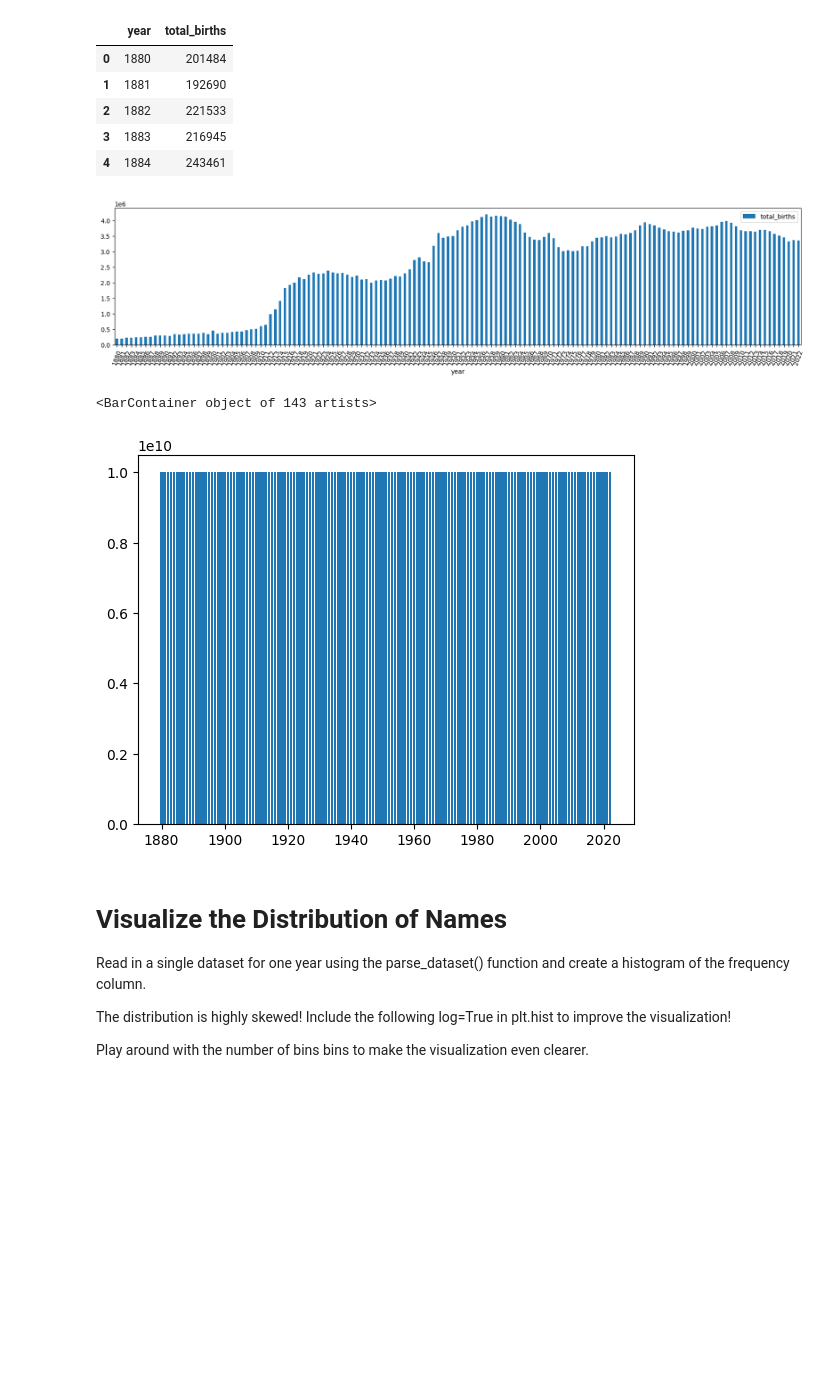
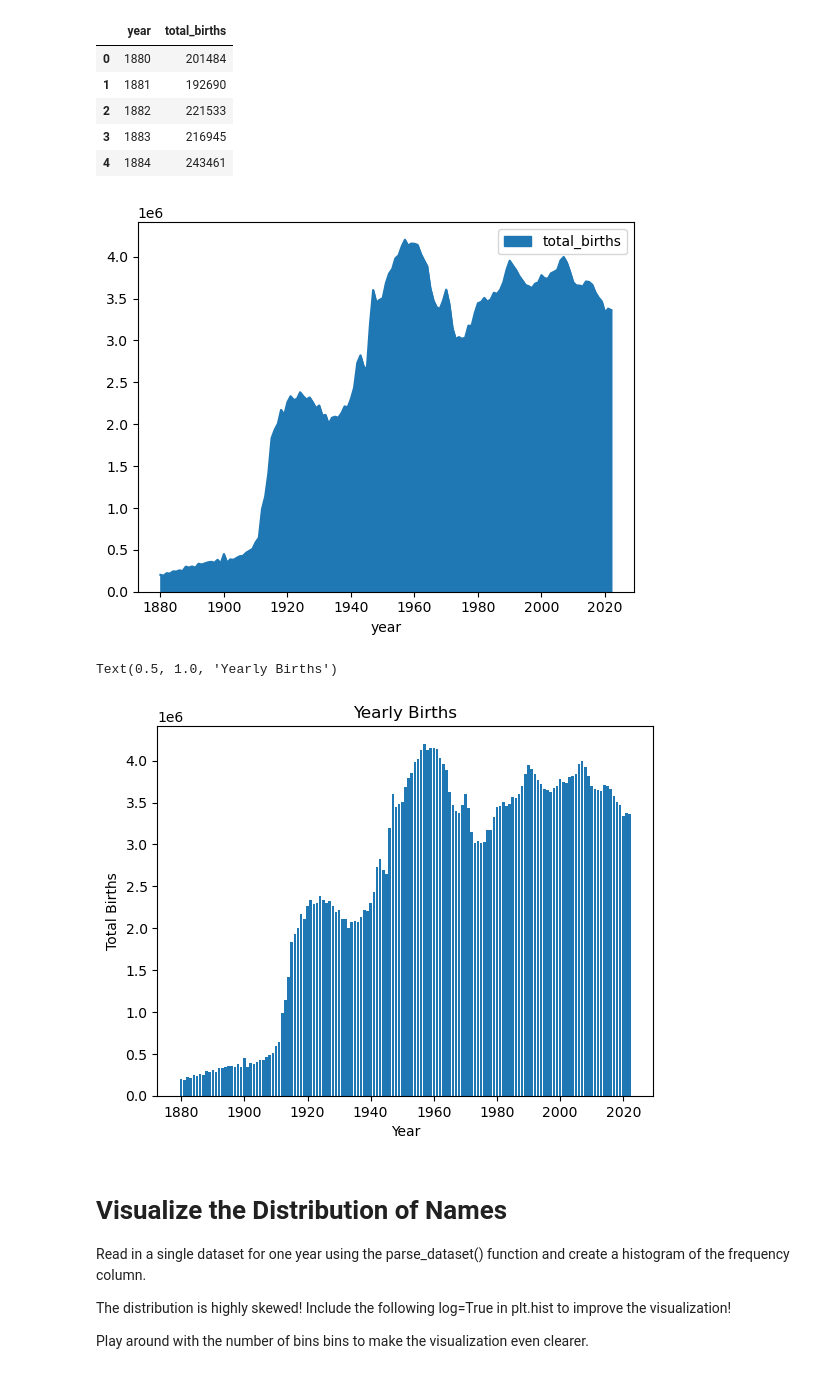
Before and after one commit to bbear2024/exercise, a Jupyter notebook: da-module-pandas/06_visualization/Exercise/02_matplotlib.ipynb, the cells around one changed output. Drawn from its saved outputs; the diff is of its cells as text; code cells hidden in the pictures; blank space fills up the shorter version.

```diff
--- a/da-module-pandas/06_visualization/Exercise/02_matplotlib.ipynb
+++ b/da-module-pandas/06_visualization/Exercise/02_matplotlib.ipynb
@@ -55,15 +55,20 @@ yearly_births.head()
 | 3 | 1883 | 216945 |
 | 4 | 1884 | 243461 |
 # %%
-yearly_births.plot(kind='bar', x='year', figsize=(20,4), rot=70);
+yearly_births.plot(kind='area', x='year');
 # %% [output]
-[figure, old version]
+[figure, new version]
-# %%
-import matplotlib.pyplot as plt
-plt.bar(x=yearly_births['year'], height=10_000_000_000)
-# %% [output]
-<BarContainer object of 143 artists>
-[figure, removed]
+# %%
+import matplotlib.pyplot as plt
+x=yearly_births['year']
+y=yearly_births['total_births']
+plt.bar(x,y,)
+plt.xlabel('Year')
+plt.ylabel('Total Births')
+plt.title('Yearly Births')
+# %% [output]
+Text(0.5, 1.0, 'Yearly Births')
+[figure, added]
 # %% [markdown]
 # Visualize the Distribution of Names
 
```
Also changed, not shown: parts of 6 cells of this notebook, 2 other files.
